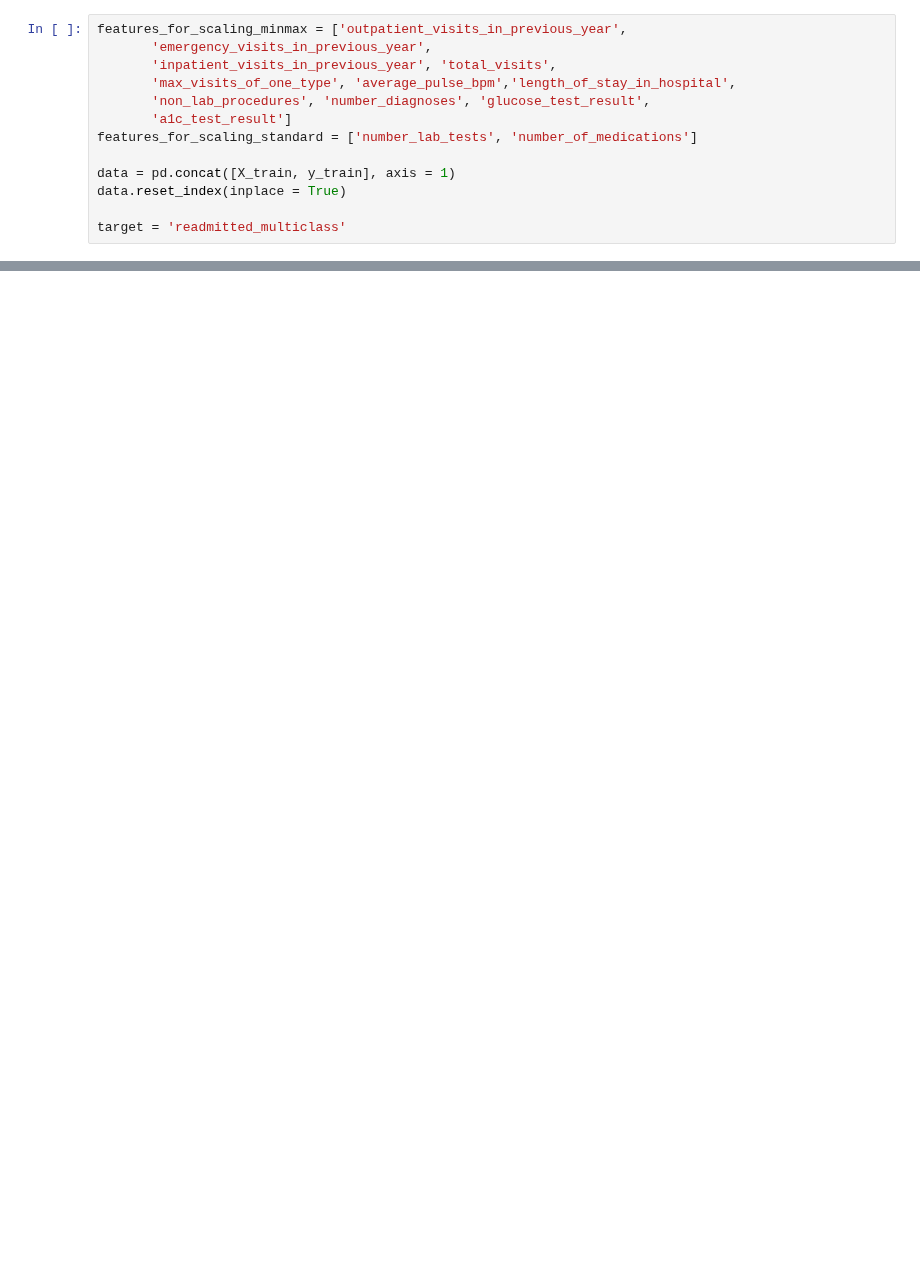
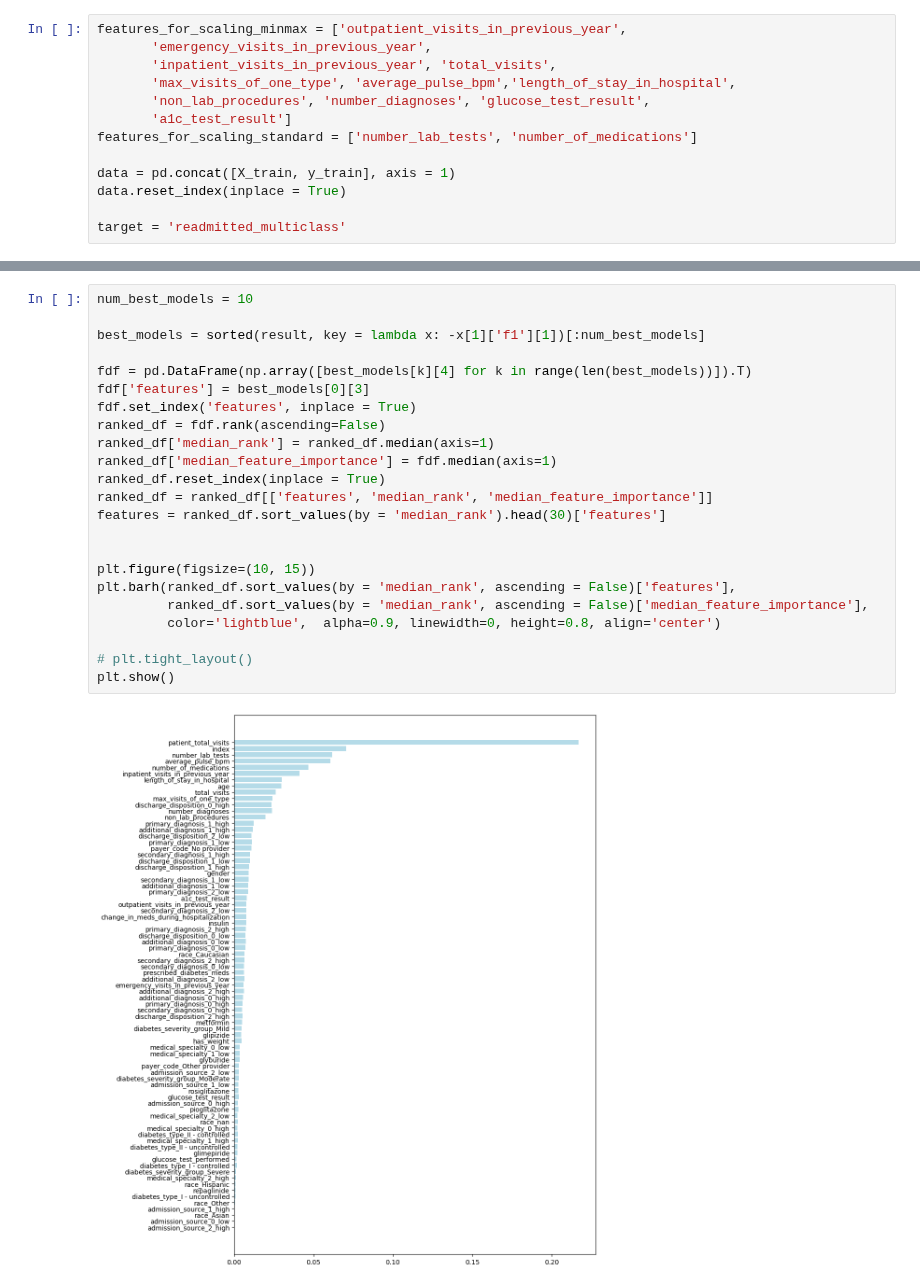
Before and after one commit to ontenkutsenko/ML_Hospital_Readmissions, a Jupyter notebook: Multiclass.ipynb, the cells around one changed output, grey strips where cells are left out. Drawn from its saved outputs; the diff is of its cells as text; blank space fills up the shorter version.

```diff
--- a/Multiclass.ipynb
+++ b/Multiclass.ipynb
@@ -954,0 +845,25 @@ print(f1_dt)
+# %%
+num_best_models = 10
+
+best_models = sorted(result, key = lambda x: -x[1]['f1'][1])[:num_best_models]
+
+fdf = pd.DataFrame(np.array([best_models[k][4] for k in range(len(best_models))]).T)
+fdf['features'] = best_models[0][3]
+fdf.set_index('features', inplace = True)
+ranked_df = fdf.rank(ascending=False)
+ranked_df['median_rank'] = ranked_df.median(axis=1)
+ranked_df['median_feature_importance'] = fdf.median(axis=1)
+ranked_df.reset_index(inplace = True)
+ranked_df = ranked_df[['features', 'median_rank', 'median_feature_importance']]
+features = ranked_df.sort_values(by = 'median_rank').head(30)['features']
+
+
+plt.figure(figsize=(10, 15))
+plt.barh(ranked_df.sort_values(by = 'median_rank', ascending = False)['features'],
+         ranked_df.sort_values(by = 'median_rank', ascending = False)['median_feature_importance'],
+         color='lightblue',  alpha=0.9, linewidth=0, height=0.8, align='center')
+
+# plt.tight_layout()
+plt.show()
+# %% [output]
+[figure, added]
```
Also changed, not shown: parts of 67 cells of this notebook, 3 other files.
